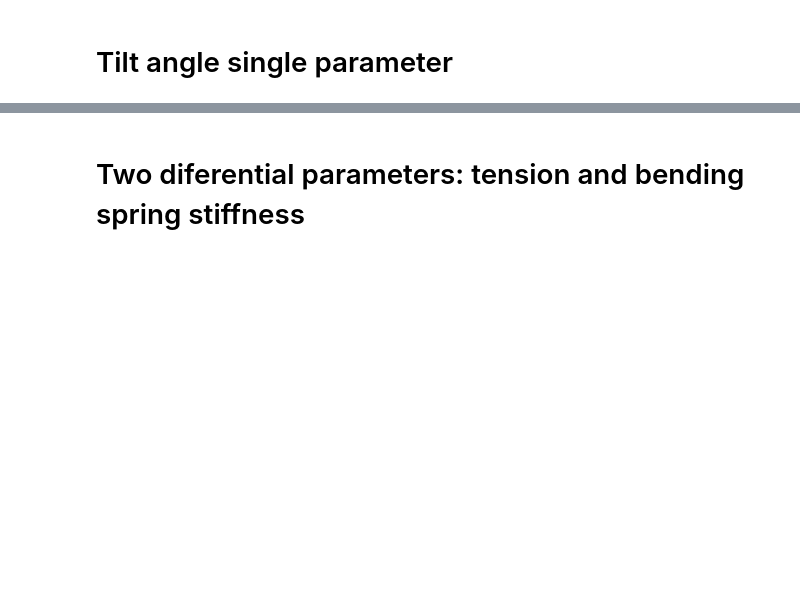
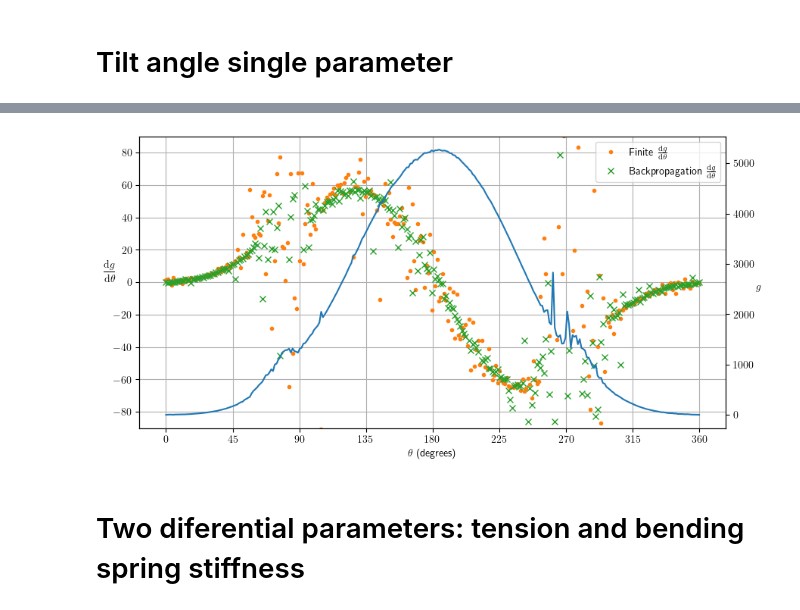
Before and after one commit to MagiRomanya/DiffSimulator, a Jupyter notebook: differentiable/Diff.ipynb, the cells around one changed output, grey strips where cells are left out. Cells and saved outputs as stored; diff of their text form; code cells hidden in the pictures; blank space fills up the shorter version.

```diff
--- a/differentiable/Diff.ipynb
+++ b/differentiable/Diff.ipynb
@@ -156,4 +177,31 @@ print("Finished succesfully")
 Finished succesfully
+# %%
+plt.close()
+fig, ax1 = plt.subplots()
+
+ax1.set_xlabel('$\\theta$ (degrees)')
+ax1.set_ylabel("$\displaystyle\\frac{\mathrm{d}g}{\mathrm{d}\\theta}$", rotation=0)
+
+ax1.plot(angle_values, dgdp_finite, ".",color = "#ff7f0e",
+         label="Finite $\\frac{\mathrm{d}g}{\mathrm{d}\\theta}$")
+ax1.plot(angle_values, dgdp_values, "x", color = "#2ca02c",
+         label="Backpropagation $\\frac{\mathrm{d}g}{\mathrm{d}\\theta}$")
+ax1.tick_params(axis='y')
+ax1.set_ylim(-90,90)
+ax1.set_xticks(np.linspace(0,360,9))
+ax1.grid()
+ax1.legend()
+
+ax2 = ax1.twinx()  # instantiate a second axes that shares the same x-axis
+ax2.set_ylabel('$\displaystyle g$', rotation=0)  # we already handled the x-label with ax1
+ax2.plot(angle_values, g_values, "-", label="Loss Function")
+ax2.tick_params(axis='y')
+
+# fig.tight_layout()  # otherwise the right y-label is slightly clipped
+plt.show()
+plt.savefig("figures/test.pdf")
+# %% [output]
+[figure, added]
 # %% [markdown]
 # Two diferential parameters: tension and bending spring stiffness
 # %%
```
Also changed, not shown: parts of 6 cells of this notebook, 9 other files.
